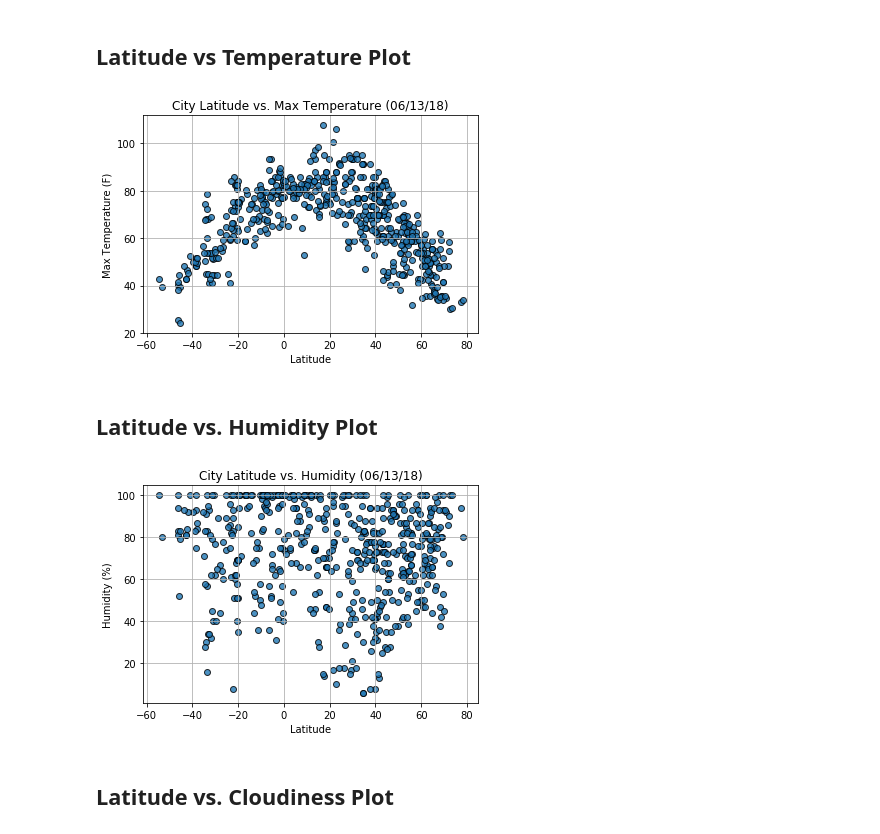
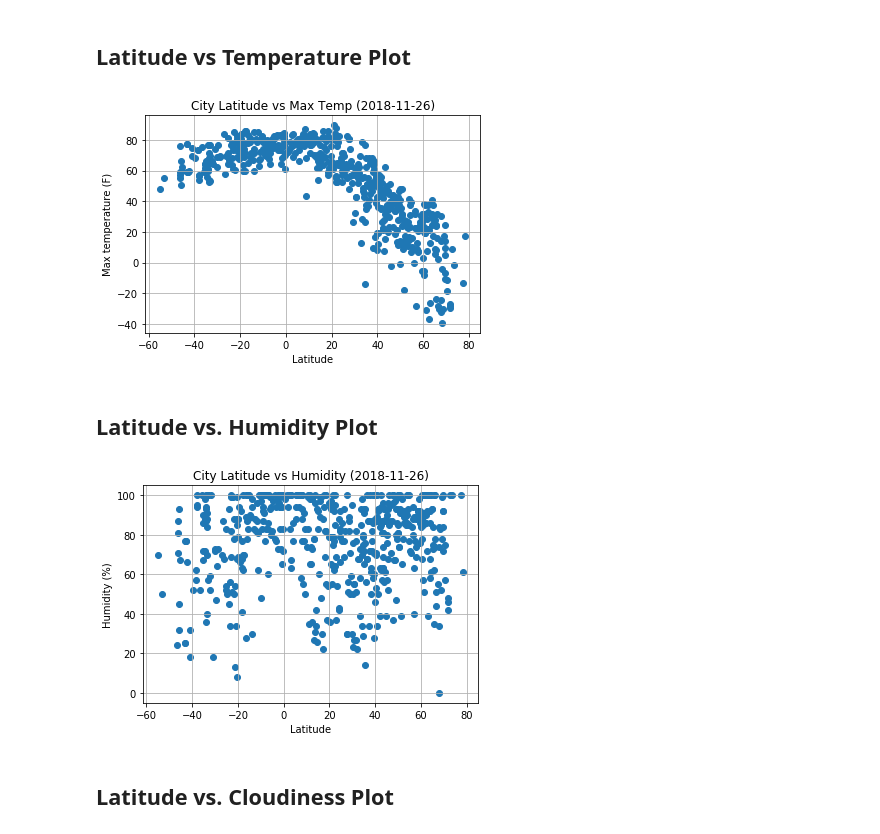
Before and after one commit to codingljn/WeatherPy, a Jupyter notebook: WeatherPy.ipynb, the cells around one changed output. Drawn from its saved outputs; the diff is of its cells as text; code cells hidden in the pictures.

```diff
--- a/WeatherPy.ipynb
+++ b/WeatherPy.ipynb
@@ -179,0 +71,27 @@ city_data_pd.head()
+# %%
+#API request for each city and populating dataframe in the same loop
+i = 0
+for city in cities:
+    response_req = requests.get(url+city)
+    response = response_req.json()
+
+    if (response["cod"] == 200):
+        i = i+1
+        print(f"Processing Record {i} | {city}")
+        print(response_req.url)
+
+        weather_df.loc[i,"City"] = city
+        weather_df.loc[i,"Country"] = response["sys"]["country"]
+        weather_df.loc[i,"Cloudiness"] = response["clouds"]["all"]
+        weather_df.loc[i,"Date"] = now.strftime("%Y-%m-%d")
+        weather_df.loc[i,"Humidity"] = response["main"]["humidity"]
+        weather_df.loc[i,"Lat"] = response["coord"]["lat"]
+        weather_df.loc[i,"Lng"] = response["coord"]["lon"]
+        weather_df.loc[i,"Max_temp"] = response["main"]["temp_max"]
+        weather_df.loc[i,"Wind_speed"] = response["wind"]["speed"]
+    else:
+        print("City not found. Skipping")
+
+print("-----------------------------")
+print("Data Retrieval Complete")
+print("-----------------------------")
@@ -181,46 +127,38 @@ city_data_pd.head()
 ## Latitude vs Temperature Plot
 # %%
 # Build scatter plot for latitude vs temperature
-plt.scatter(lats,
-            max_temps,
-            edgecolor="black", linewidths=1, marker="o",
-            alpha=0.8, label="Cities")
-
-# Incorporate the other graph properties
-plt.title("City Latitude vs. Max Temperature (%s)" % time.strftime("%x"))
-plt.ylabel("Max Temperature (F)")
+plt.figure()
+plt.scatter(weather_df["Lat"],weather_df["Max_temp"])
+plt.grid()
 plt.xlabel("Latitude")
-plt.grid(True)
+plt.ylabel("Max temperature (F)")
+plt.title(f"City Latitude vs Max Temp ({weather_df.iloc[0]['Date']})")
 
 # Save the figure
-plt.savefig("output_data/Fig1.png")
+plt.savefig("Lat&Temp.png")
 
 # Show plot
 plt.show()
 # %% [output]
-[figure, old version]
+[figure, new version]
 # %% [markdown]
 ## Latitude vs. Humidity Plot
 # %%
 # Build the scatter plots for each city types
-plt.scatter(lats,
-            humidity,
-            edgecolor="black", linewidths=1, marker="o",
-            alpha=0.8, label="Cities")
-
-# Incorporate the other graph properties
-plt.title("City Latitude vs. Humidity (%s)" % time.strftime("%x"))
+plt.figure()
+plt.scatter(weather_df["Lat"],weather_df["Humidity"])
+plt.grid()
+plt.xlabel("Latitude")
 plt.ylabel("Humidity (%)")
-plt.xlabel("Latitude")
-plt.grid(True)
+plt.title(f"City Latitude vs Humidity ({weather_df.iloc[0]['Date']})")
 
 # Save the figure
-plt.savefig("output_data/Fig2.png")
+plt.savefig("Lat&Hum.png")
 
 # Show plot
 plt.show()
 # %% [output]
-[figure, old version]
+[figure, new version]
 # %% [markdown]
 ## Latitude vs. Cloudiness Plot
 # %%
```
Also changed, not shown: parts of 11 cells of this notebook.
